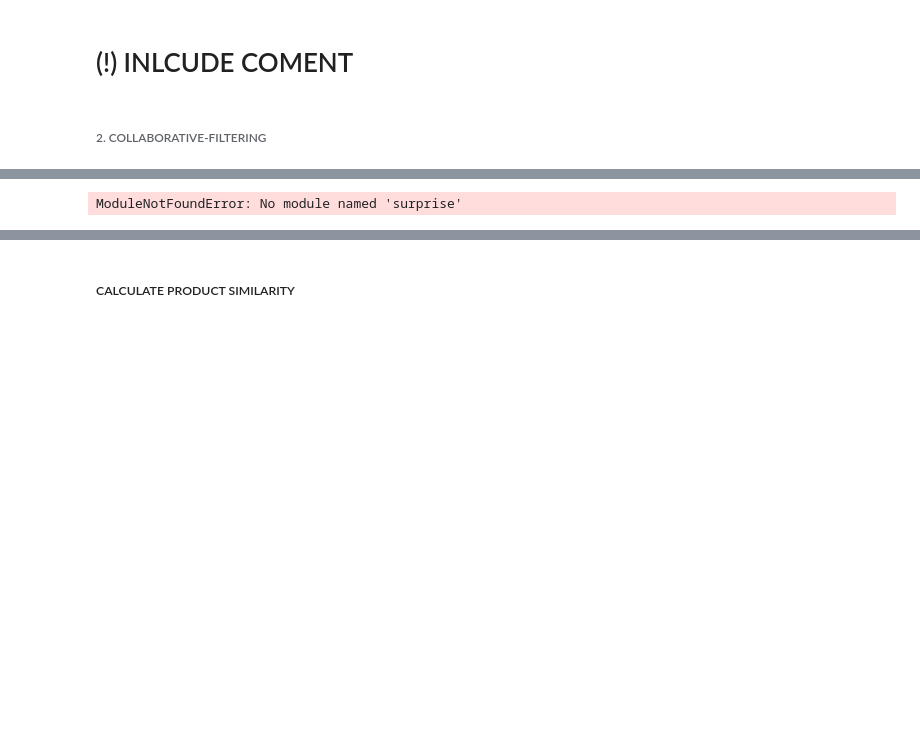
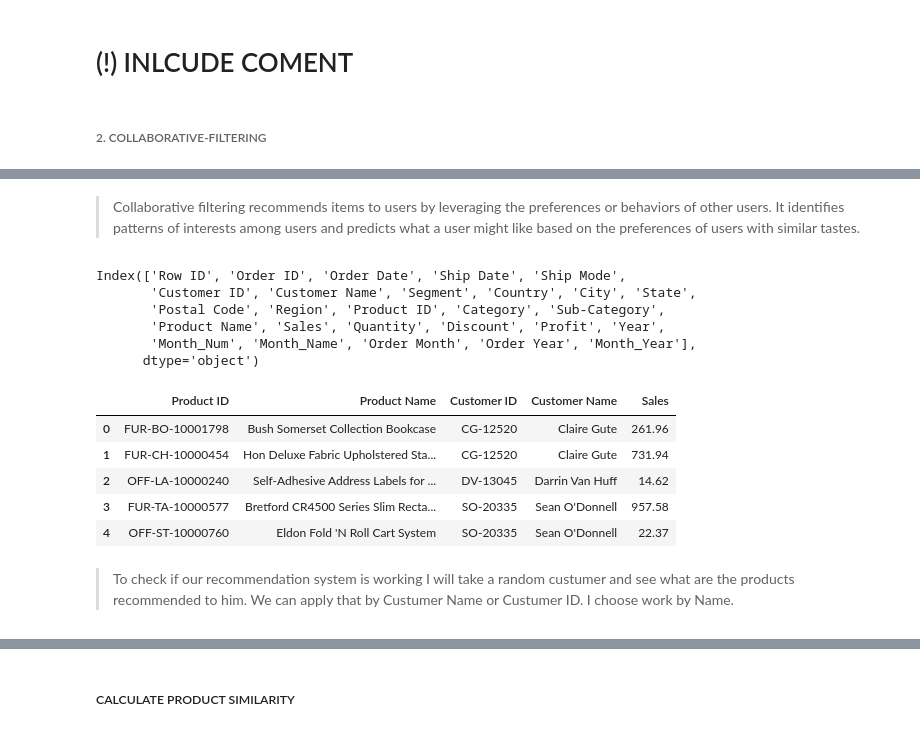
Before and after one commit to Babreucosta/Integrated-CA2_DVT_MLB, a Jupyter notebook: SUPERSTORE SALES.ipynb, the cells around one changed output, grey strips where cells are left out. Cells and saved outputs as stored; diff of their text form; code cells hidden in the pictures; blank space fills up the shorter version.

Commit message:
Item-Based Collaborative Filtering

```diff
--- a/SUPERSTORE SALES.ipynb
+++ b/SUPERSTORE SALES.ipynb
@@ -451,15 +424,23 @@ hint: See above for output from the failure.
-# %%
-from surprise import Dataset
-from surprise import Reader
-from surprise import SVD
-from surprise.model_selection import cross_validate
-
-# Assuming 'data' contains 'Customer ID', 'Product ID', and 'Rating'
-reader = Reader(rating_scale=(1, 5))
-data = Dataset.load_from_df(data[['Customer ID', 'Product ID', 'Rating']], reader)
-
-# Using SVD algorithm for collaborative filtering
-algo = SVD()
-cross_validate(algo, data, measures=['RMSE', 'MAE'], cv=5, verbose=True)
-# %% [output]
-ModuleNotFoundError: No module named 'surprise'
+# %% [markdown]
+> Collaborative filtering recommends items to users by leveraging the preferences or behaviors of other users. It identifies patterns of interests among users and predicts what a user might like based on the preferences of users with similar tastes.
+# %%
+df.columns
+# %% [output]
+Index(['Row ID', 'Order ID', 'Order Date', 'Ship Date', 'Ship Mode',
+       'Customer ID', 'Customer Name', 'Segment', 'Country', 'City', 'State',
+       'Postal Code', 'Region', 'Product ID', 'Category', 'Sub-Category',
+       'Product Name', 'Sales', 'Quantity', 'Discount', 'Profit', 'Year',
+       'Month_Num', 'Month_Name', 'Order Month', 'Order Year', 'Month_Year'],
+      dtype='object')
+# %%
+#Remove all information except Product ID and Product name
+superstore = df[['Product ID', 'Product Name', 'Customer ID', 'Customer Name', 'Sales']]
+
+superstore.head()
+# %% [output]
+|  | Product ID | Product Name | Customer ID | Customer Name | Sales |
+| 0 | FUR-BO-10001798 | Bush Somerset Collection Bookcase | CG-12520 | Claire Gute | 261.96 |
+| 1 | FUR-CH-10000454 | Hon Deluxe Fabric Upholstered Sta... | CG-12520 | Claire Gute | 731.94 |
+| 2 | OFF-LA-10000240 | Self-Adhesive Address Labels for ... | DV-13045 | Darrin Van Huff | 14.62 |
+| 3 | FUR-TA-10000577 | Bretford CR4500 Series Slim Recta... | SO-20335 | Sean O'Donnell | 957.58 |
+| 4 | OFF-ST-10000760 | Eldon Fold 'N Roll Cart System | SO-20335 | Sean O'Donnell | 22.37 |
@@ -465,0 +474,2 @@ ModuleNotFoundError: No module named 'surprise'
+# %% [markdown]
+> To check if our recommendation system is working I will take a random custumer and see what are the products recommended to him. We can apply that by Custumer Name or Custumer ID. I choose work by Name.
```
Also changed, not shown: parts of 65 cells of this notebook.
